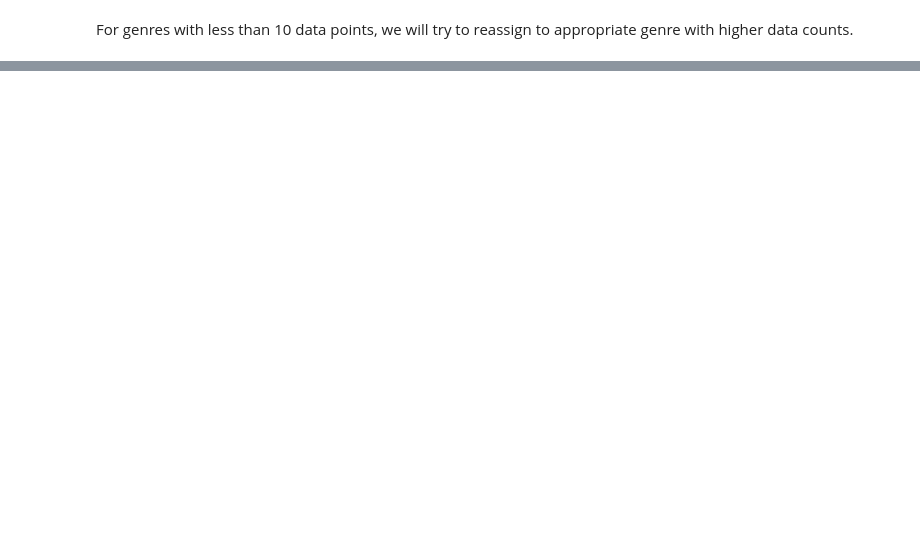
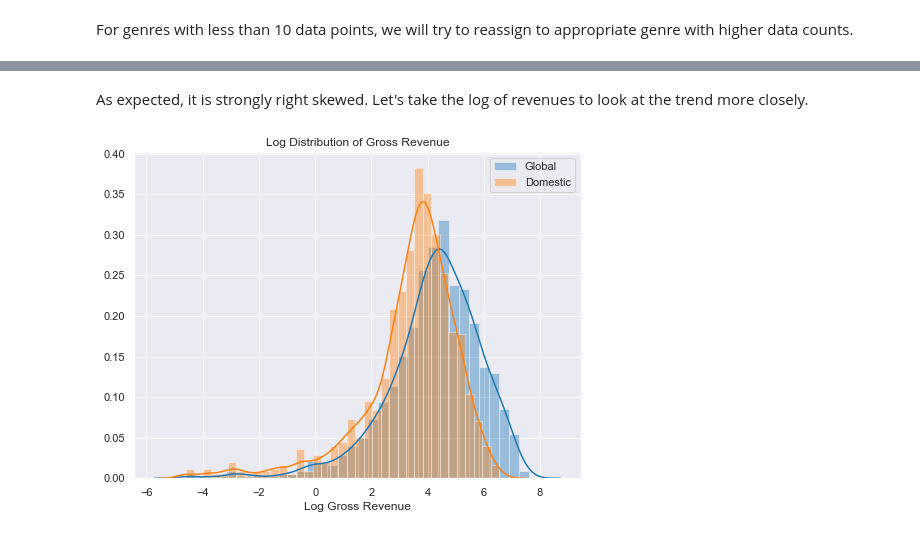
Before and after one commit to stereopickle/DS_movie_EDA, a Jupyter notebook: 013.Key_Analyses.ipynb, the cells around one changed output, grey strips where cells are left out. Drawn from its saved outputs; the diff is of its cells as text; code cells hidden in the pictures; blank space fills up the shorter version.

```diff
--- a/013.Key_Analyses.ipynb
+++ b/013.Key_Analyses.ipynb
@@ -64,0 +79,15 @@ Name: genre, dtype: int64
+# %% [markdown]
+As expected, it is strongly right skewed. Let's take the log of revenues to look at the trend more closely.
+# %%
+fig = plt.figure(figsize = (8, 6))
+sns.distplot(np.log(df.glob_gross), label = 'Global')
+sns.distplot(np.log(df.dom_gross), label = "Domestic")
+plt.title("Log Distribution of Gross Revenue")
+plt.xlabel("Log Gross Revenue")
+plt.legend()
+
+#plt.savefig("PNG/dist_gross_ln.png")
+
+plt.show()
+# %% [output]
+[figure, added]
```
Also changed, not shown: parts of 70 cells of this notebook.
